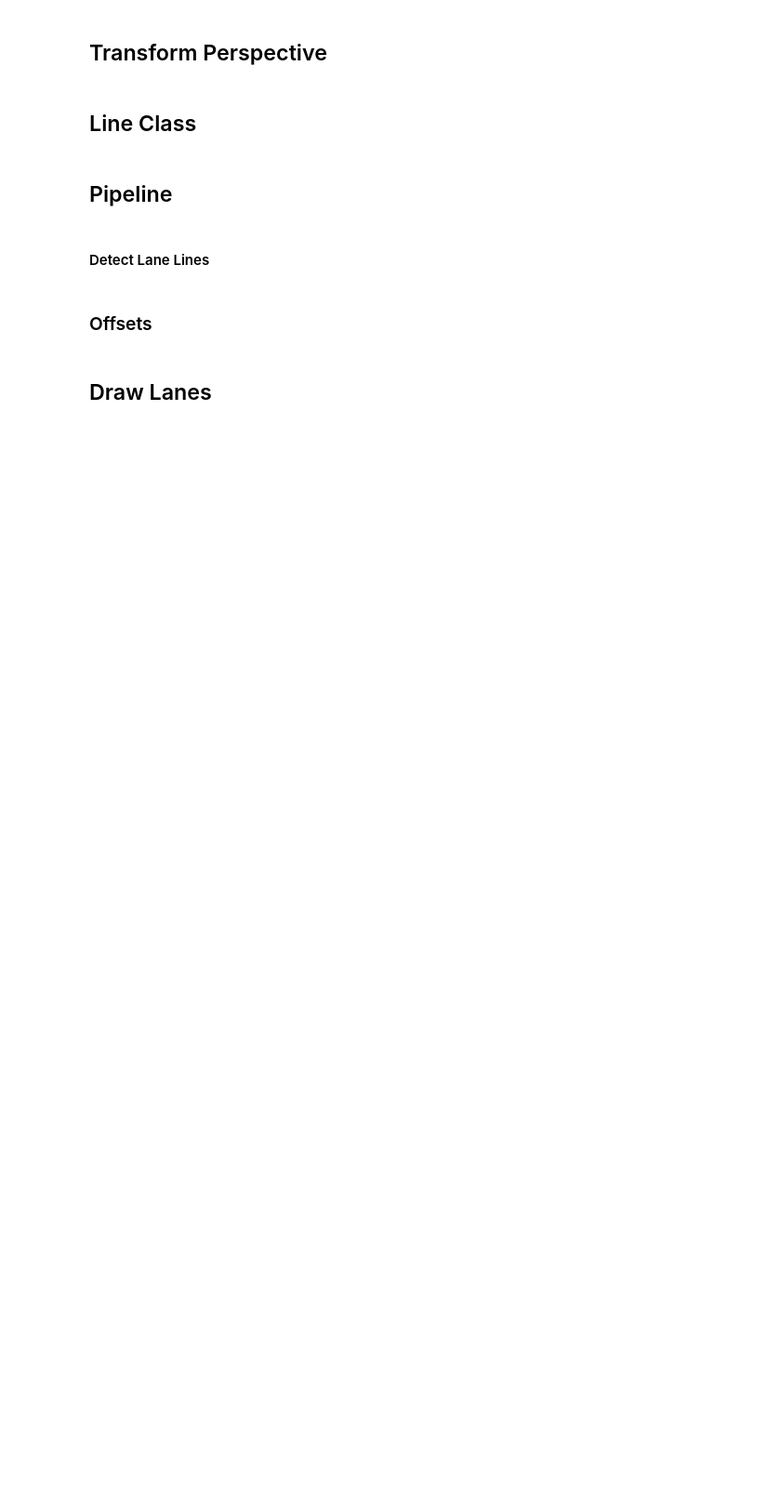
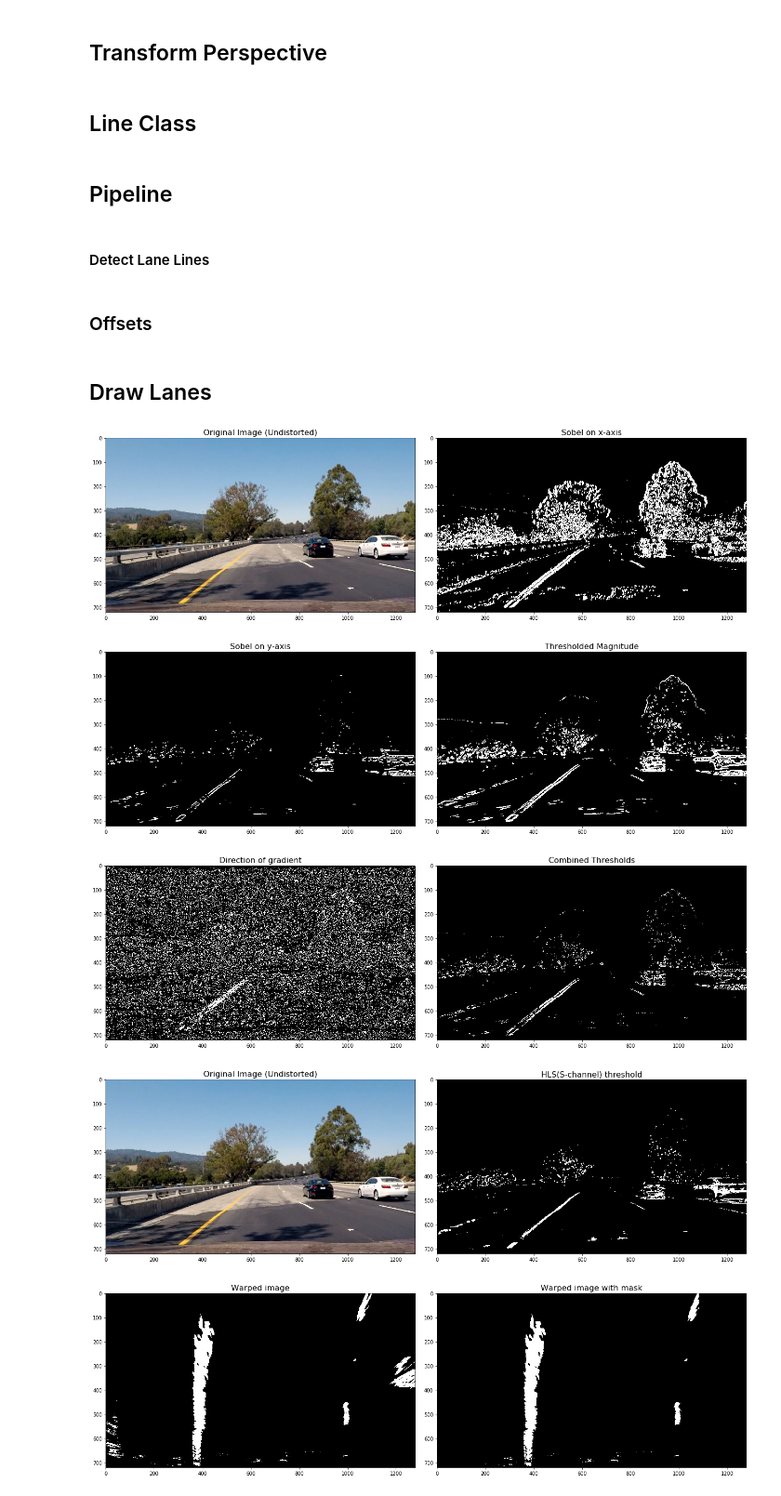
Before and after one commit to thomasdunlap/CarND-Advanced-Lane-Lines, a Jupyter notebook: Advanced-Lane-Lines.ipynb, the cells around one changed output. Shown at 93% size. Cells and saved outputs as stored; diff of their text form; code cells hidden in the pictures; blank space fills up the shorter version.

```diff
--- a/Advanced-Lane-Lines.ipynb
+++ b/Advanced-Lane-Lines.ipynb
@@ -581,13 +581,21 @@ def image_pipeline(image, v=False):
 # %%
 # MONITOR (FOR TESTING IMAGE PIPELINE)
 # Load original image from camera
 left_line = Line()
 right_line = Line()
+"""
 image = mpimg.imread('test_images/test2.jpg')
 #objpoints, imgpoints = calibration_points()
 ret, mtx, dist, rvecs, tvecs = cv2.calibrateCamera(objpoints, imgpoints, image.shape[::-1][1:], None, None)
 #mtx, dist = calibrate_camera(image)
+"""
 proc_img = image_pipeline(image, v=True)
+# %% [output]
+[figure, added]
+[figure, added]
+[figure, added]
+[figure, added]
+[figure, added]
 # %%
 # Write and save video files
 from moviepy.editor import VideoFileClip
```
